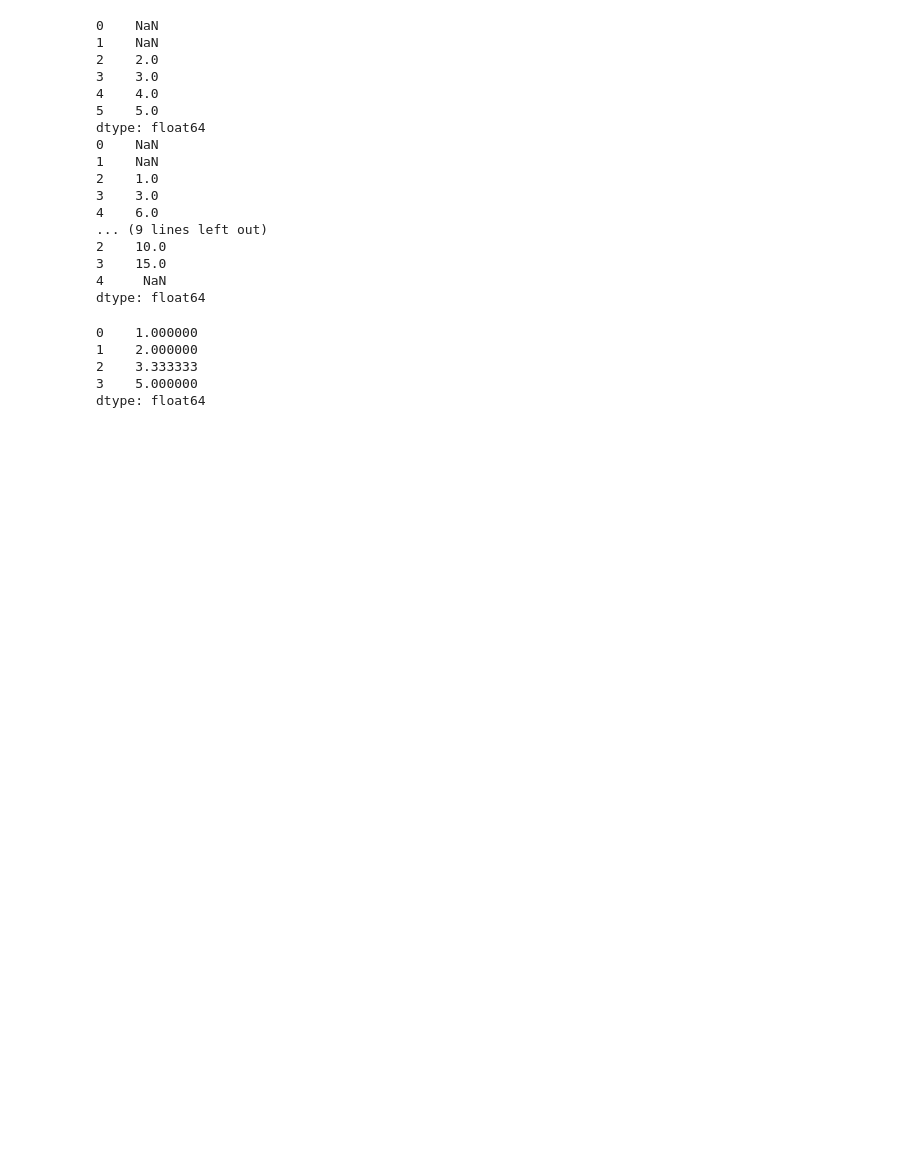
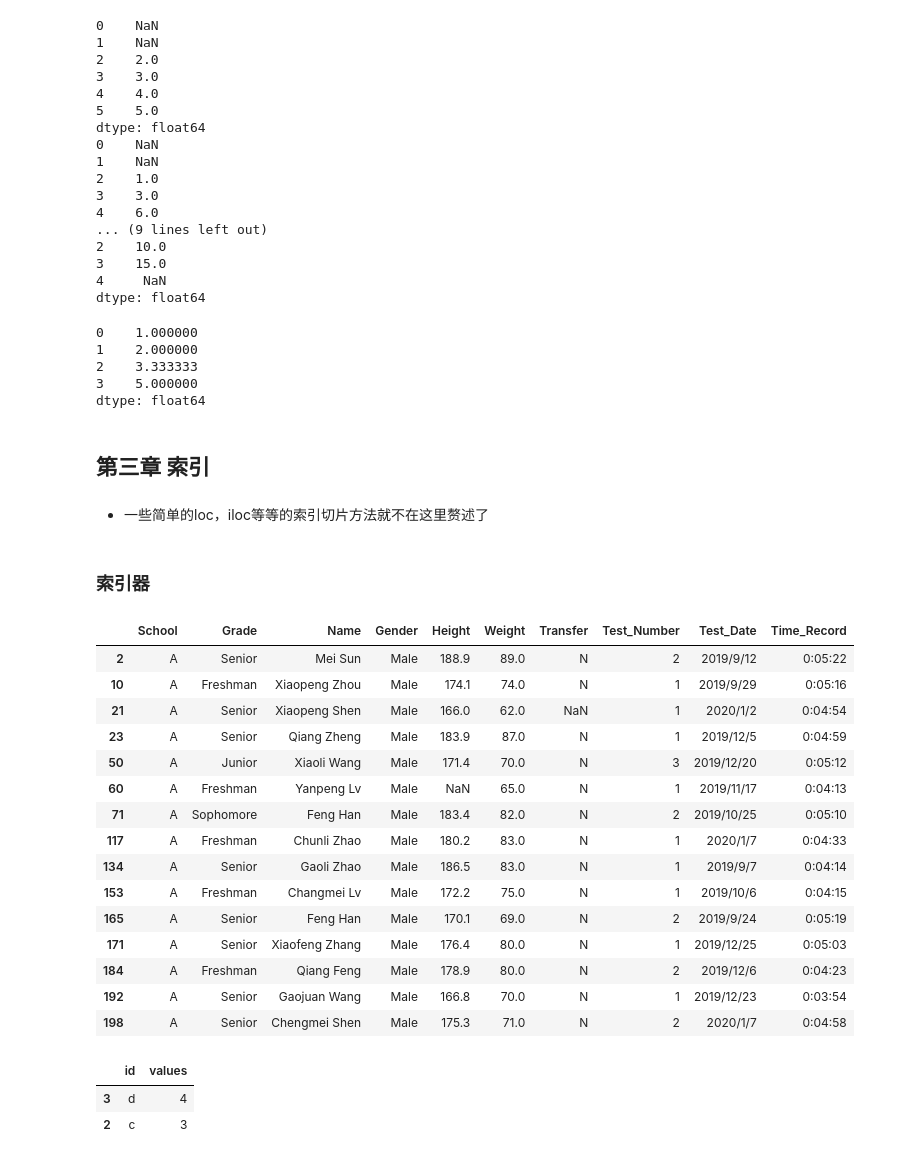
Before and after one commit to Rogerlv51/Python-DL_basic, a Jupyter notebook: joyful_pandas.ipynb, the cells around one changed output. Drawn from its saved outputs; the diff is of its cells as text; code cells hidden in the pictures; blank space fills up the shorter version.

Commit message:
update_pandas

```diff
--- a/joyful_pandas.ipynb
+++ b/joyful_pandas.ipynb
@@ -245,3 +245,47 @@ s.expanding().mean()
 2    3.333333
 3    5.000000
 dtype: float64
+# %% [markdown]
+## 第三章 索引
+# %% [markdown]
+- 一些简单的loc，iloc等等的索引切片方法就不在这里赘述了
+# %% [markdown]
+### 索引器
+# %%
+# 在 pandas中，支持把字符串形式的查询表达式传入query方法来查询数据，其表达式的执行结果必须返回布尔列表
+
+df.query('(School=="A") &'' (Gender=="Male") &' 'Weight>60')
+# 比如这里把学校和性别为指定值且体重大于60的数据筛选出来，单引号里面还可以调用各种统计函数
+# 同时，在query中还注册了若干英语的字面用法，帮助提高可读性，例如：or, and, or, is in, not in
+# %% [output]
+|  | School | Grade | Name | Gender | Height | Weight | Transfer | Test_Number | Test_Date | Time_Record |
+| 2 | A | Senior | Mei Sun | Male | 188.9 | 89.0 | N | 2 | 2019/9/12 | 0:05:22 |
+| 10 | A | Freshman | Xiaopeng Zhou | Male | 174.1 | 74.0 | N | 1 | 2019/9/29 | 0:05:16 |
+| 21 | A | Senior | Xiaopeng Shen | Male | 166.0 | 62.0 | NaN | 1 | 2020/1/2 | 0:04:54 |
+| 23 | A | Senior | Qiang Zheng | Male | 183.9 | 87.0 | N | 1 | 2019/12/5 | 0:04:59 |
+| 50 | A | Junior | Xiaoli Wang | Male | 171.4 | 70.0 | N | 3 | 2019/12/20 | 0:05:12 |
+| 60 | A | Freshman | Yanpeng Lv | Male | NaN | 65.0 | N | 1 | 2019/11/17 | 0:04:13 |
+| 71 | A | Sophomore | Feng Han | Male | 183.4 | 82.0 | N | 2 | 2019/10/25 | 0:05:10 |
+| 117 | A | Freshman | Chunli Zhao | Male | 180.2 | 83.0 | N | 1 | 2020/1/7 | 0:04:33 |
+| 134 | A | Senior | Gaoli Zhao | Male | 186.5 | 83.0 | N | 1 | 2019/9/7 | 0:04:14 |
+| 153 | A | Freshman | Changmei Lv | Male | 172.2 | 75.0 | N | 1 | 2019/10/6 | 0:04:15 |
+| 165 | A | Senior | Feng Han | Male | 170.1 | 69.0 | N | 2 | 2019/9/24 | 0:05:19 |
+| 171 | A | Senior | Xiaofeng Zhang | Male | 176.4 | 80.0 | N | 1 | 2019/12/25 | 0:05:03 |
+| 184 | A | Freshman | Qiang Feng | Male | 178.9 | 80.0 | N | 2 | 2019/12/6 | 0:04:23 |
+| 192 | A | Senior | Gaojuan Wang | Male | 166.8 | 70.0 | N | 1 | 2019/12/23 | 0:03:54 |
+| 198 | A | Senior | Chengmei Shen | Male | 175.3 | 71.0 | N | 2 | 2020/1/7 | 0:04:58 |
+# %%
+## 随机抽样
+## 如果把 DataFrame 的每一行看作一个样本，或把每一列看作一个特征，再把整个 DataFrame 看作总体，
+## 想要对样本或特征进行随机抽样就可以用 sample 函数
+
+## sample 函数中的主要参数为 n, axis, frac, replace, weights ，前三个分别是指抽样数量
+## 抽样的方向（0 为行、1 为列）和抽样比例（0.3 则为从总体中抽出 30% 的样本）
+
+df_sample = pd.DataFrame({'id': list('abcde'),
+                         'values': [1,2,3,4,90]})
+df_sample.sample(frac=0.4, replace=False)   # weights可以设置得到采样值的概率
+# %% [output]
+|  | id | values |
+| 3 | d | 4 |
+| 2 | c | 3 |
```
Also changed, not shown: parts of 3 cells of this notebook.
